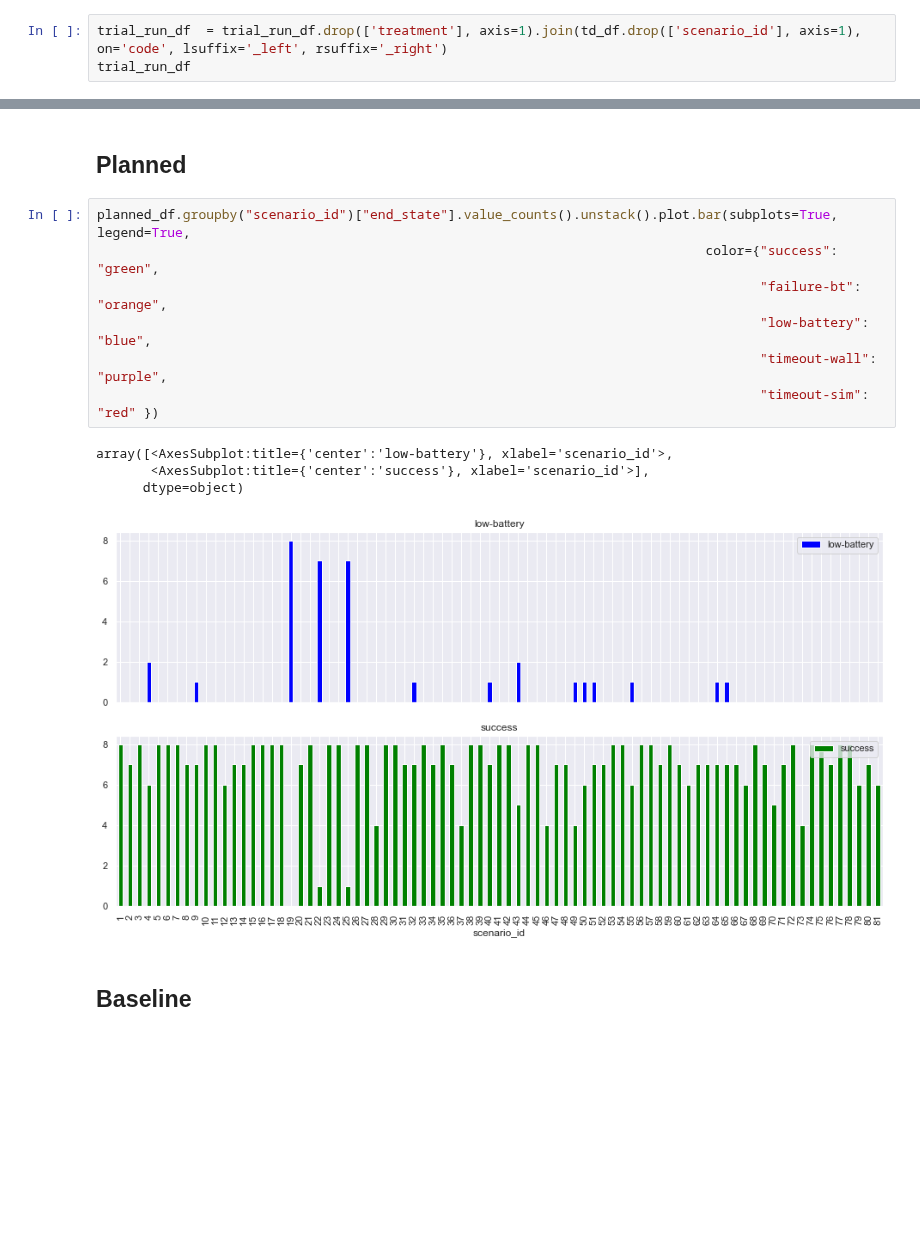
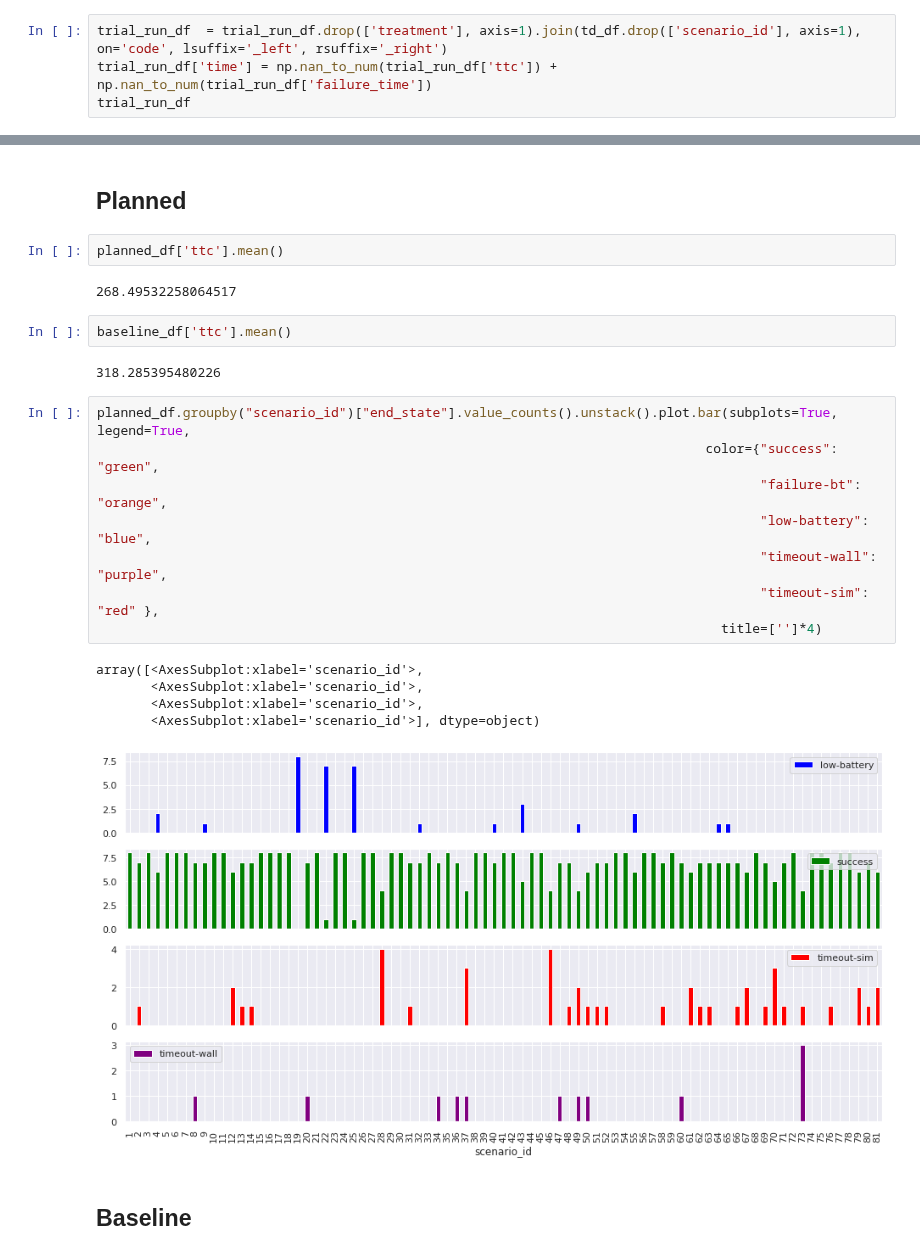
Before and after one commit to VicenteMoraes/hmrs_analysis, a Jupyter notebook: notebooks/Analysis.ipynb, the cells around one changed output, grey strips where cells are left out. Cells and saved outputs as stored; diff of their text form; blank space fills up the shorter version.

```diff
--- a/notebooks/Analysis.ipynb
+++ b/notebooks/Analysis.ipynb
@@ -81,6 +82,7 @@ td_df
 162 rows × 7 columns
 # %%
 trial_run_df  = trial_run_df.drop(['treatment'], axis=1).join(td_df.drop(['scenario_id'], axis=1), on='code', lsuffix='_left', rsuffix='_right')
+trial_run_df['time'] = np.nan_to_num(trial_run_df['ttc']) + np.nan_to_num(trial_run_df['failure_time'])
 trial_run_df
 # %% [output]
 |  | exec_group | scenario_id | code | executor | ttc | failure_time | end_state | end_battery_level | ... |
@@ -222,17 +228,27 @@ Name: end_state, Length: 184, dtype: int64
 # %% [markdown]
 ## Planned
+# %%
+planned_df['ttc'].mean()
+# %% [output]
+268.49532258064517
+# %%
+baseline_df['ttc'].mean()
+# %% [output]
+318.285395480226
 # %%
 planned_df.groupby("scenario_id")["end_state"].value_counts().unstack().plot.bar(subplots=True, legend=True,
                                                                               color={"success": "green",
                                                                                      "failure-bt": "orange",
                                                                                      "low-battery": "blue",
                                                                                      "timeout-wall": "purple",
-                                                                                     "timeout-sim": "red" })
+                                                                                     "timeout-sim": "red" },
+                                                                                title=['']*4)
 # %% [output]
-array([<AxesSubplot:title={'center':'low-battery'}, xlabel='scenario_id'>,
-       <AxesSubplot:title={'center':'success'}, xlabel='scenario_id'>],
-      dtype=object)
+array([<AxesSubplot:xlabel='scenario_id'>,
+       <AxesSubplot:xlabel='scenario_id'>,
+       <AxesSubplot:xlabel='scenario_id'>,
+       <AxesSubplot:xlabel='scenario_id'>], dtype=object)
-[figure, old version]
+[figure, new version]
 # %% [markdown]
 ## Baseline
 # %%
```
Also changed, not shown: parts of 53 cells of this notebook.
